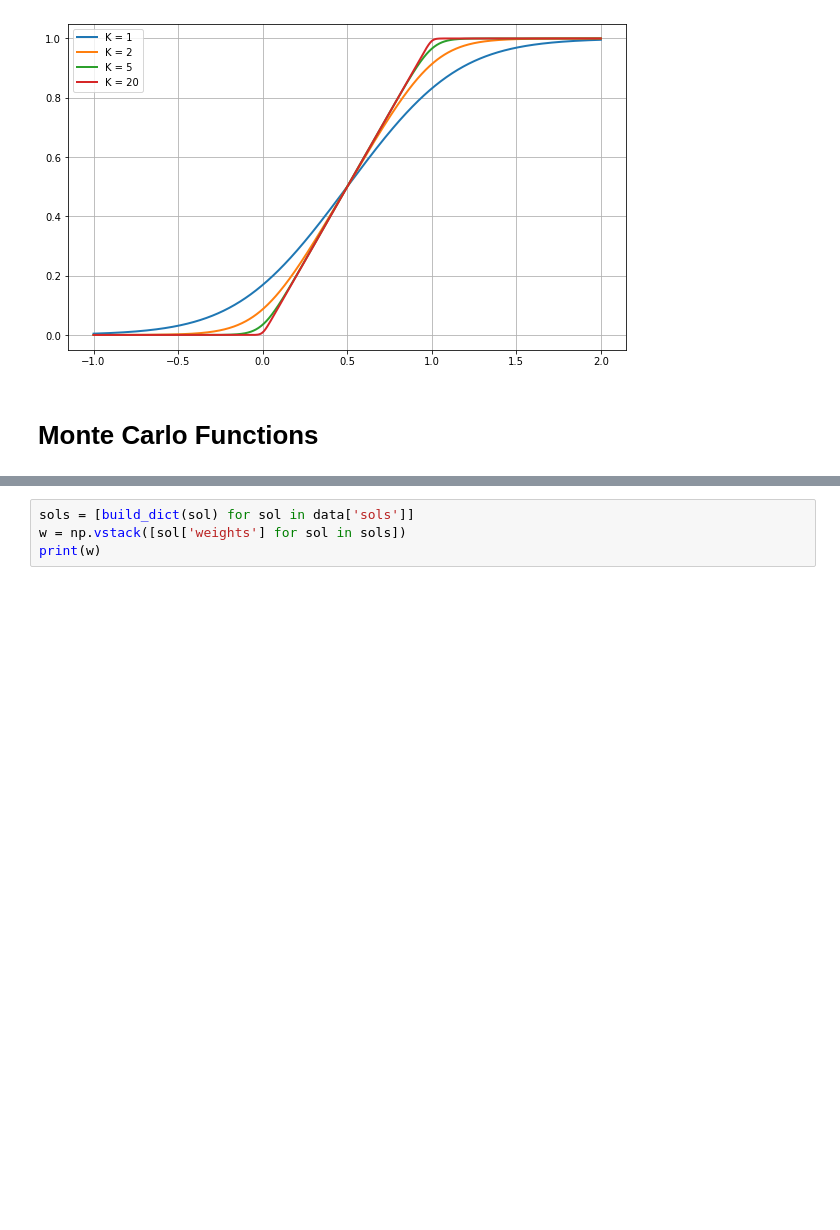
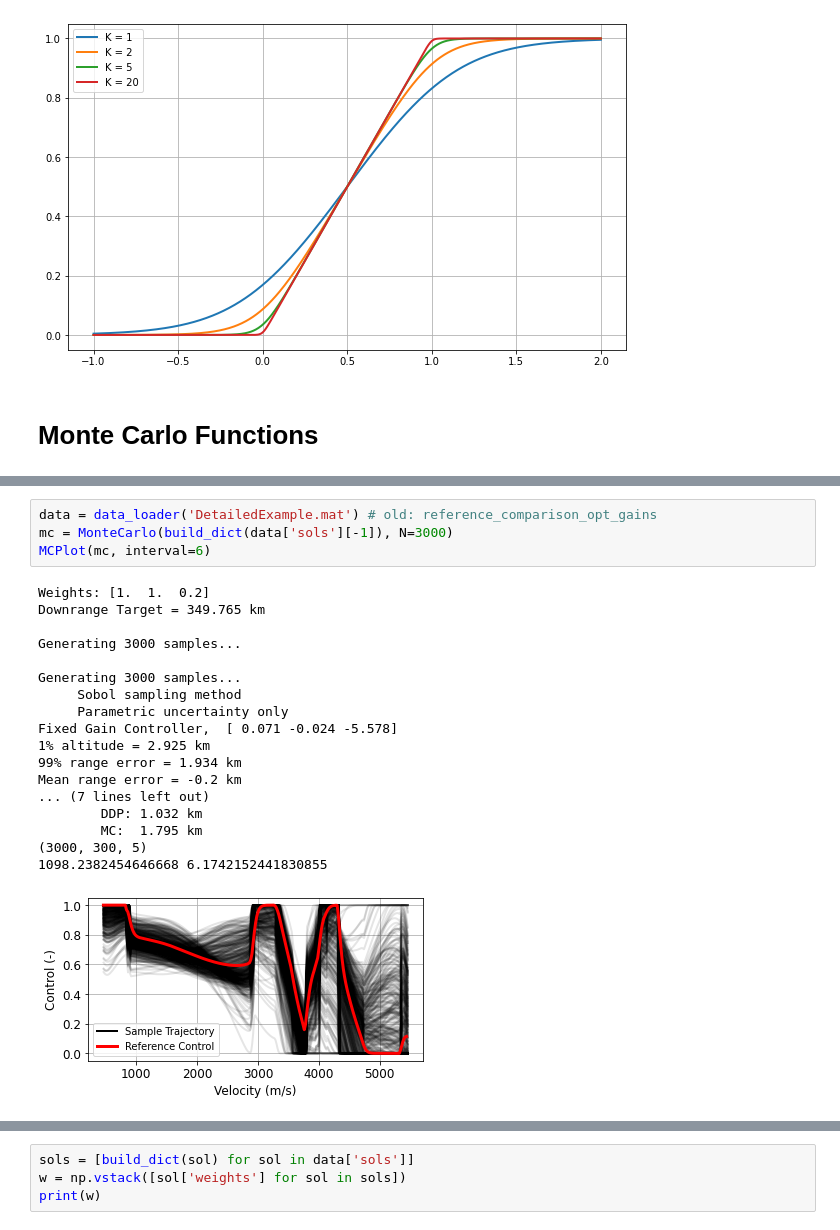
Before and after one commit to CDNoyes/EDL-Py, a Jupyter notebook: DDPMonteCarlo.ipynb, the cells around one changed output, grey strips where cells are left out. Saved outputs shown, nothing was run; the diff lists cells and outputs as text; blank space fills up the shorter version.

```diff
--- a/DDPMonteCarlo.ipynb
+++ b/DDPMonteCarlo.ipynb
@@ -208,3 +324,26 @@ def MonteCarlo(data, N=2000, debug=False, parametric=False, sample='L'):
+# %%
+data = data_loader('DetailedExample.mat') # old: reference_comparison_opt_gains
+mc = MonteCarlo(build_dict(data['sols'][-1]), N=3000)
+MCPlot(mc, interval=6)
+# %% [output]
+Weights: [1.  1.  0.2]
+Downrange Target = 349.765 km
+
+Generating 3000 samples...
+
+Generating 3000 samples...
+     Sobol sampling method
+     Parametric uncertainty only
+Fixed Gain Controller,  [ 0.071 -0.024 -5.578]
+1% altitude = 2.925 km
+99% range error = 1.934 km
+Mean range error = -0.2 km
+... (7 lines left out)
+        DDP: 1.032 km
+        MC:  1.795 km
+(3000, 300, 5)
+1098.2382454646668 6.1742152441830855
+[figure, added]
 # %%
 def build_dict(sol):
     """ Matlab mat files get loaded with a weird dtype and as zero-length arrays,
```
Also changed, not shown: parts of 10 cells of this notebook, 4 other files.
